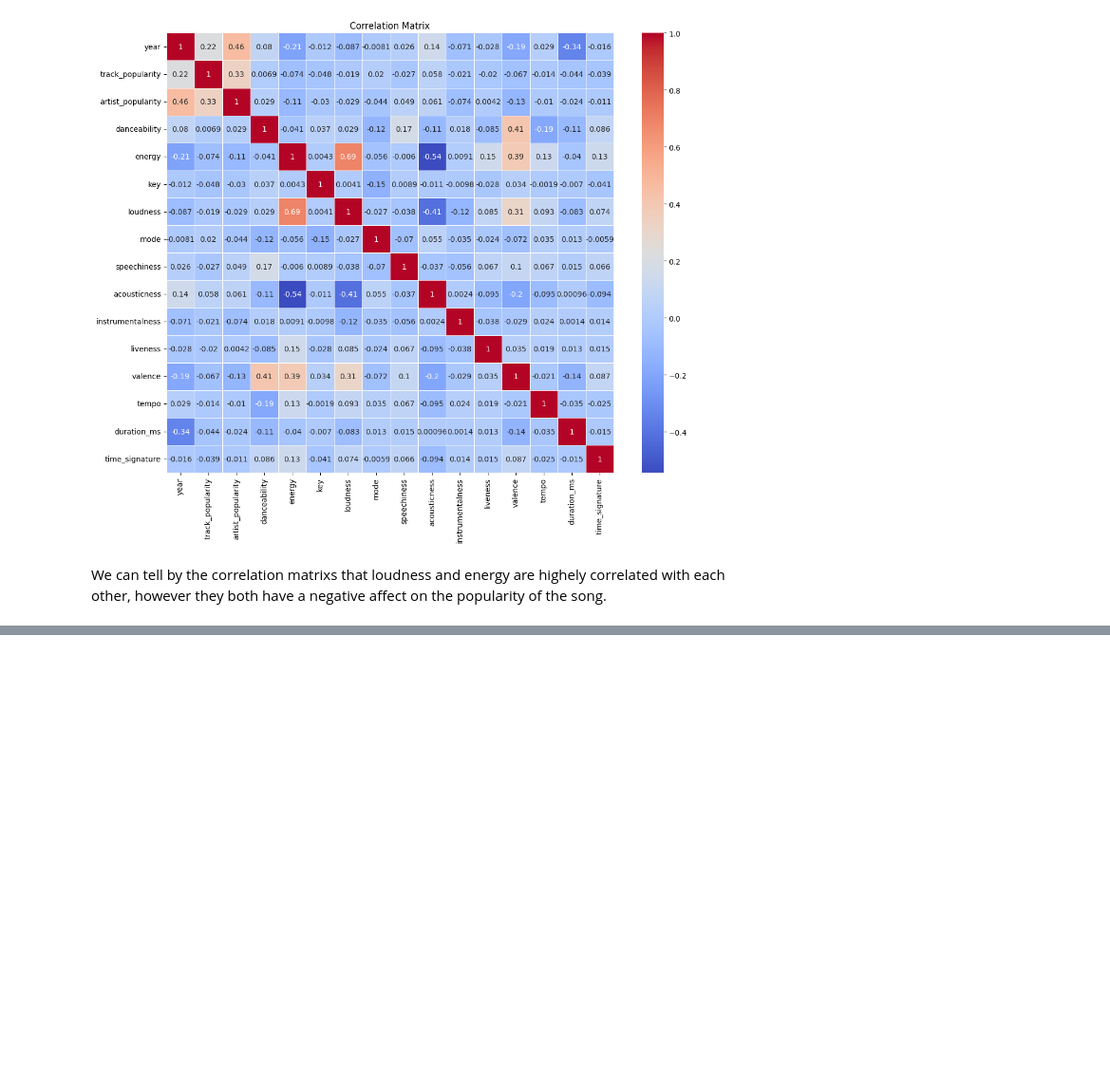
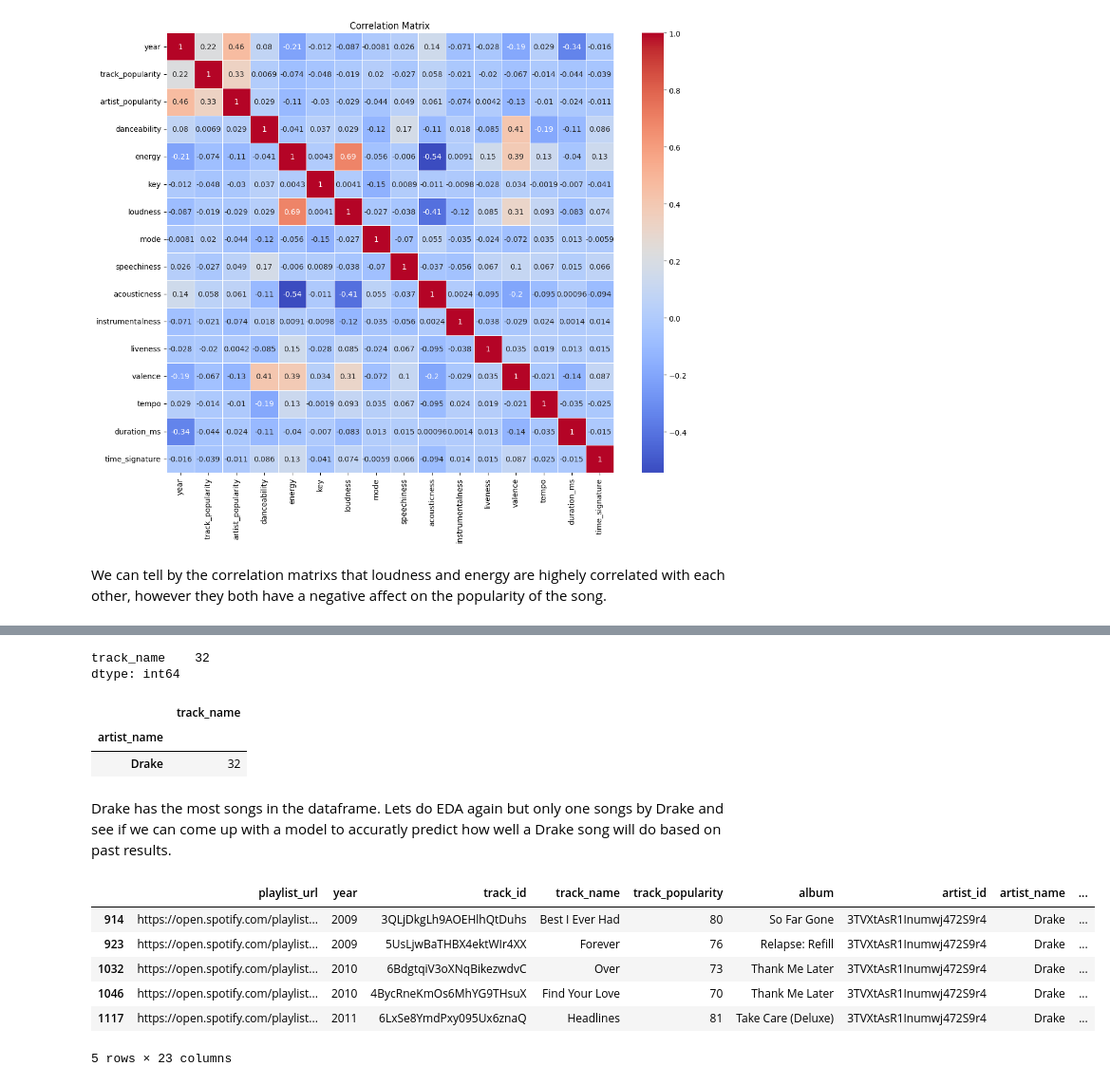
Before and after one commit to Topusaha/spotify-hit-predictor, a Jupyter notebook: EDA.ipynb, the cells around one changed output, grey strips where cells are left out. Shown at 95% size. Saved outputs shown, nothing was run; the diff lists cells and outputs as text; code cells hidden in the pictures; blank space fills up the shorter version.

```diff
--- a/EDA.ipynb
+++ b/EDA.ipynb
@@ -181,0 +210,24 @@ We can tell by the correlation matrixs that loudness and energy are highely corr
+# %%
+songs_per_artist.max()
+# %% [output]
+track_name    32
+dtype: int64
+# %%
+songs_per_artist[songs_per_artist['track_name'] == 32]
+# %% [output]
+|  | track_name |
+| artist_name |  |
+| Drake | 32 |
+# %% [markdown]
+Drake has the most songs in the dataframe. Lets do EDA again but only one songs by Drake and see if we can come up with a model to accuratly predict how well a Drake song will do based on past results.
+# %%
+drake_df = playlist_df[playlist_df['artist_name'] == 'Drake']
+drake_df.head()
+# %% [output]
+|  | playlist_url | year | track_id | track_name | track_popularity | album | artist_id | artist_name | ... |
+| 914 | https://open.spotify.com/playlist... | 2009 | 3QLjDkgLh9AOEHlhQtDuhs | Best I Ever Had | 80 | So Far Gone | 3TVXtAsR1Inumwj472S9r4 | Drake | ... |
+| 923 | https://open.spotify.com/playlist... | 2009 | 5UsLjwBaTHBX4ektWIr4XX | Forever | 76 | Relapse: Refill | 3TVXtAsR1Inumwj472S9r4 | Drake | ... |
+| 1032 | https://open.spotify.com/playlist... | 2010 | 6BdgtqiV3oXNqBikezwdvC | Over | 73 | Thank Me Later | 3TVXtAsR1Inumwj472S9r4 | Drake | ... |
+| 1046 | https://open.spotify.com/playlist... | 2010 | 4BycRneKmOs6MhYG9THsuX | Find Your Love | 70 | Thank Me Later | 3TVXtAsR1Inumwj472S9r4 | Drake | ... |
+| 1117 | https://open.spotify.com/playlist... | 2011 | 6LxSe8YmdPxy095Ux6znaQ | Headlines | 81 | Take Care (Deluxe) | 3TVXtAsR1Inumwj472S9r4 | Drake | ... |
+5 rows × 23 columns
```
Also changed, not shown: parts of 6 cells of this notebook, 2 other files.
